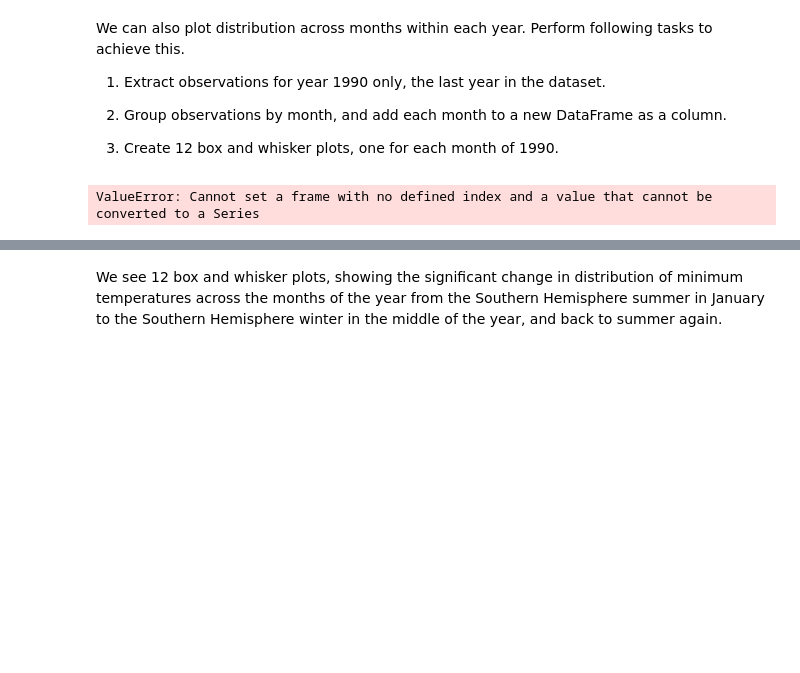
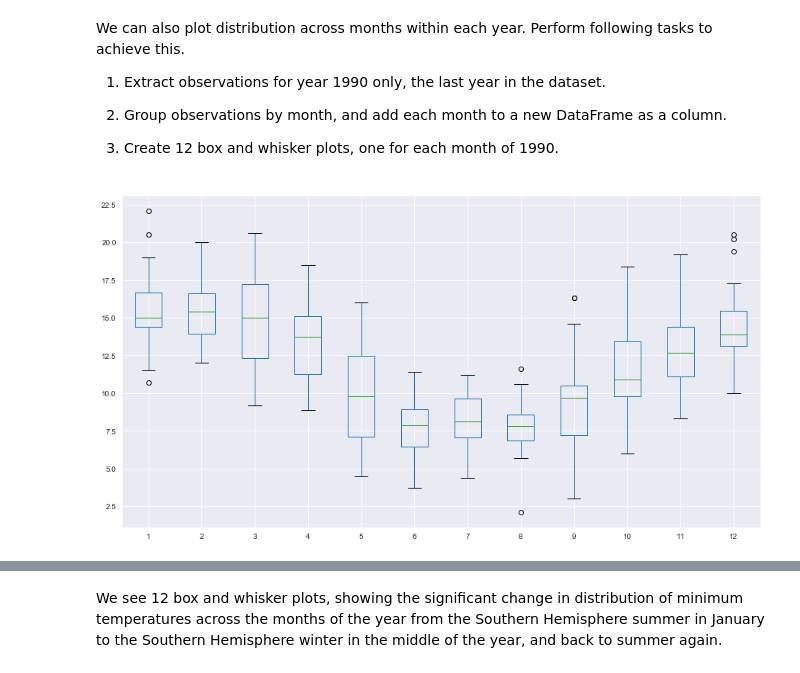
Before and after one commit to magnawhale/dsc-visualizing-time-series-data-lab-online-ds-ft-051319, a Jupyter notebook: index.ipynb, the cells around one changed output, grey strips where cells are left out. Drawn from its saved outputs; the diff is of its cells as text; code cells hidden in the pictures; blank space fills up the shorter version.

```diff
--- a/index.ipynb
+++ b/index.ipynb
@@ -159,27 +159,16 @@ We can also plot distribution across months within each year. Perform following
 # %%
 # Use temp Dataset to extract values for 1990
 y1990 = df['1990']
-y1990m = pd.DataFrame()
+y1990m = y1990.groupby(pd.Grouper(freq='M'))
 
 # Add each month to dataFrame as a column
-for i in range(1,13):
-    if i<10:
-        y1990m[i] = y1990[f'1990-0{i}']
-    else:
-        y1990m[i] = y1990[f'1990-{i}']
-
-
-
-# y1990months = y1990.groupby(pd.Grouper(freq='M'))
-# y1990_monthly = pd.DataFrame()
-
-# for month, group in y1990months:
-#     y1990_monthly[month] = group.values.ravel()
+months_1990 = pd.concat([pd.DataFrame(x[1].values) for x in y1990m], axis=1)
+months_df = pd.DataFrame(months_1990)
 
 # Set the column names for each month i.e. 1,2,3, .., 12
-    # y1990_monthly.columns = ['1','2','3','4','5','6','7','8','9','10','11','12']
+months_df.columns = range(1,13)
 
 # Plot the box and whiskers plot for each month
-# y1990_monthly.boxplot(figsize = (13,15), subplots=True);
+months_df.boxplot(figsize = (15,8));
 # %% [output]
-ValueError: Cannot set a frame with no defined index and a value that cannot be converted to a Series
+[figure, added]
```
Also changed, not shown: parts of 3 cells of this notebook.
